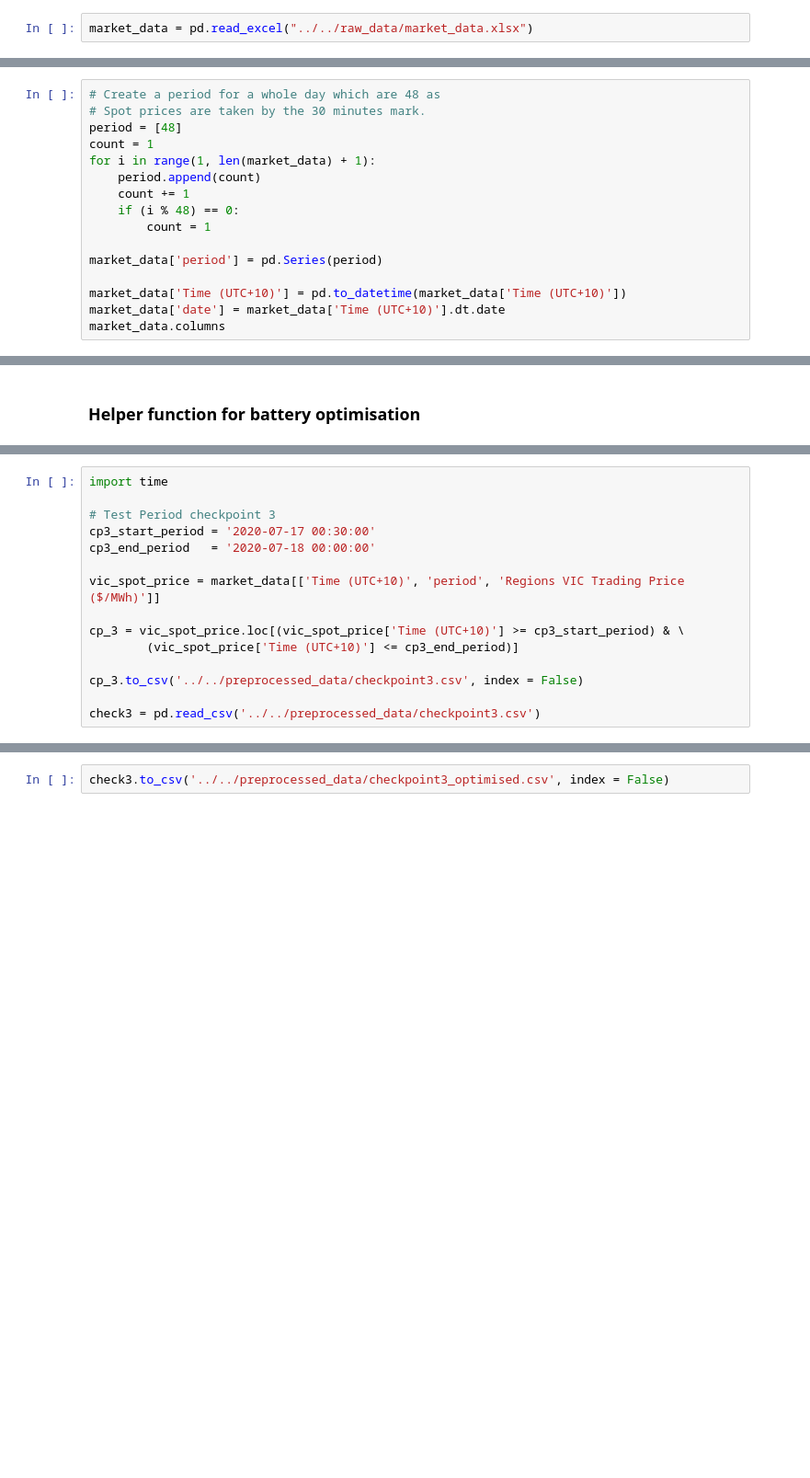
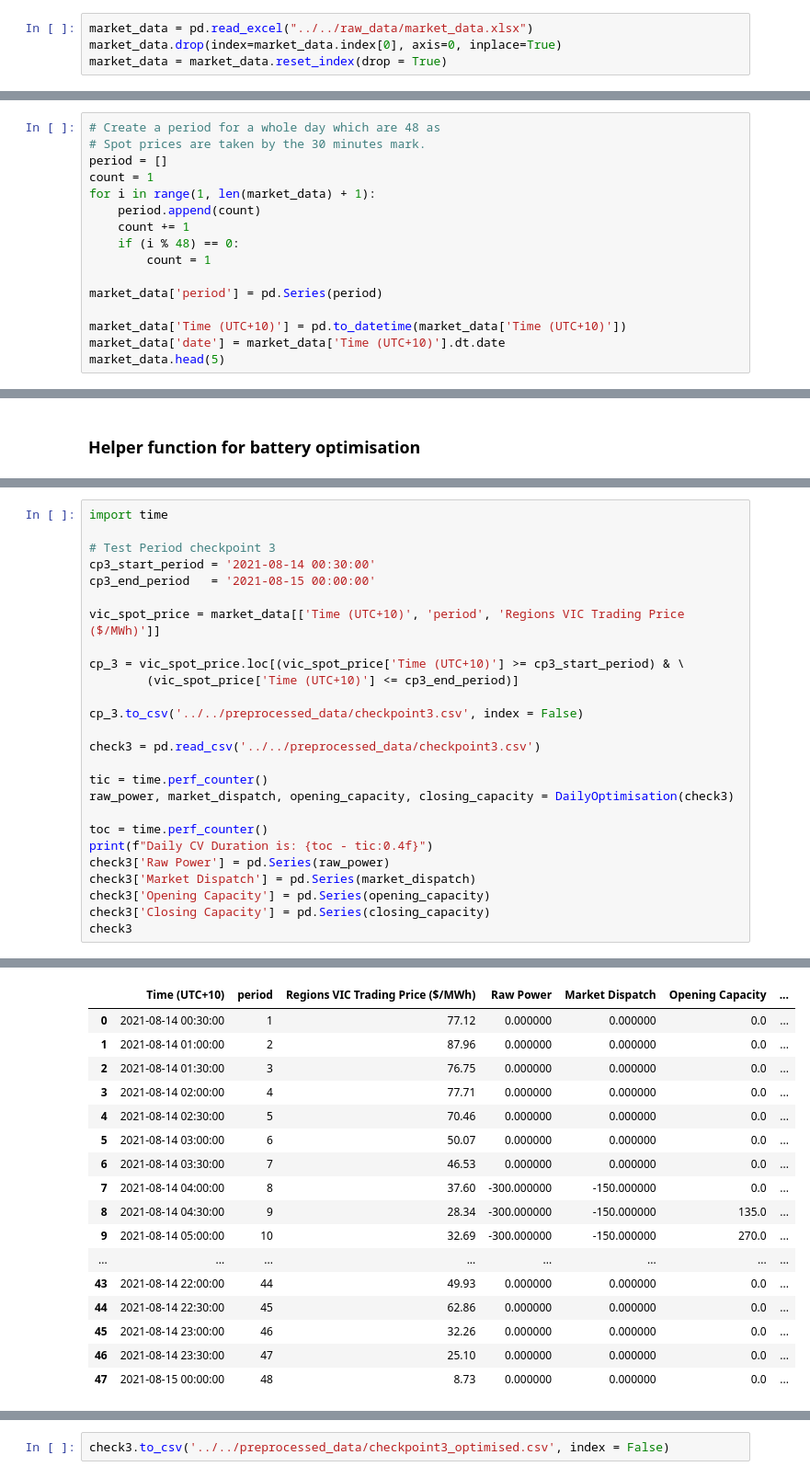
Before and after one commit to rinliauw/energy-market-and-battery-optimization, a Jupyter notebook: code/modelling/MD Algorithm.ipynb, the cells around one changed output, grey strips where cells are left out. Shown at 92% size. Saved outputs shown, nothing was run; the diff lists cells and outputs as text; blank space fills up the shorter version.

```diff
--- a/code/modelling/MD Algorithm.ipynb
+++ b/code/modelling/MD Algorithm.ipynb
@@ -9,3 +9,5 @@ import matplotlib.pyplot as plt
 from collections import OrderedDict
 # %%
 market_data = pd.read_excel("../../raw_data/market_data.xlsx")
+market_data.drop(index=market_data.index[0], axis=0, inplace=True)
+market_data = market_data.reset_index(drop = True)
@@ -12,7 +30,7 @@ market_data = pd.read_excel("../../raw_data/market_data.xlsx")
 # %%
 # Create a period for a whole day which are 48 as
 # Spot prices are taken by the 30 minutes mark.
-period = [48]
+period = []
 count = 1
 for i in range(1, len(market_data) + 1):
     period.append(count)
@@ -24,5 +42,5 @@ market_data['period'] = pd.Series(period)
 
 market_data['Time (UTC+10)'] = pd.to_datetime(market_data['Time (UTC+10)'])
 market_data['date'] = market_data['Time (UTC+10)'].dt.date
-market_data.columns
+market_data.head(5)
 # %% [output]
@@ -403,8 +494,8 @@ def ComputeDailyRevenue(all_batteries):
 import time
 
 # Test Period checkpoint 3
-cp3_start_period = '2020-07-17 00:30:00'
-cp3_end_period   = '2020-07-18 00:00:00'
+cp3_start_period = '2021-08-14 00:30:00'
+cp3_end_period   = '2021-08-15 00:00:00'
 
 vic_spot_price = market_data[['Time (UTC+10)', 'period', 'Regions VIC Trading Price ($/MWh)']]
 
@@ -414,3 +505,15 @@ cp_3 = vic_spot_price.loc[(vic_spot_price['Time (UTC+10)'] >= cp3_start_period)
 cp_3.to_csv('../../preprocessed_data/checkpoint3.csv', index = False)
 
 check3 = pd.read_csv('../../preprocessed_data/checkpoint3.csv')
+
+tic = time.perf_counter()
+raw_power, market_dispatch, opening_capacity, closing_capacity = DailyOptimisation(check3)
+
+toc = time.perf_counter()
+print(f"Daily CV Duration is: {toc - tic:0.4f}")
+check3['Raw Power'] = pd.Series(raw_power)
+check3['Market Dispatch'] = pd.Series(market_dispatch)
+check3['Opening Capacity'] = pd.Series(opening_capacity)
+check3['Closing Capacity'] = pd.Series(closing_capacity)
+check3
+# %% [output]
@@ -416,0 +521,17 @@ check3 = pd.read_csv('../../preprocessed_data/checkpoint3.csv')
+|  | Time (UTC+10) | period | Regions VIC Trading Price ($/MWh) | Raw Power | Market Dispatch | Opening Capacity | ... |
+| 0 | 2021-08-14 00:30:00 | 1 | 77.12 | 0.000000 | 0.000000 | 0.0 | ... |
+| 1 | 2021-08-14 01:00:00 | 2 | 87.96 | 0.000000 | 0.000000 | 0.0 | ... |
+| 2 | 2021-08-14 01:30:00 | 3 | 76.75 | 0.000000 | 0.000000 | 0.0 | ... |
+| 3 | 2021-08-14 02:00:00 | 4 | 77.71 | 0.000000 | 0.000000 | 0.0 | ... |
+| 4 | 2021-08-14 02:30:00 | 5 | 70.46 | 0.000000 | 0.000000 | 0.0 | ... |
+| 5 | 2021-08-14 03:00:00 | 6 | 50.07 | 0.000000 | 0.000000 | 0.0 | ... |
+| 6 | 2021-08-14 03:30:00 | 7 | 46.53 | 0.000000 | 0.000000 | 0.0 | ... |
+| 7 | 2021-08-14 04:00:00 | 8 | 37.60 | -300.000000 | -150.000000 | 0.0 | ... |
+| 8 | 2021-08-14 04:30:00 | 9 | 28.34 | -300.000000 | -150.000000 | 135.0 | ... |
+| 9 | 2021-08-14 05:00:00 | 10 | 32.69 | -300.000000 | -150.000000 | 270.0 | ... |
+| ... | ... | ... | ... | ... | ... | ... | ... |
+| 43 | 2021-08-14 22:00:00 | 44 | 49.93 | 0.000000 | 0.000000 | 0.0 | ... |
+| 44 | 2021-08-14 22:30:00 | 45 | 62.86 | 0.000000 | 0.000000 | 0.0 | ... |
+| 45 | 2021-08-14 23:00:00 | 46 | 32.26 | 0.000000 | 0.000000 | 0.0 | ... |
+| 46 | 2021-08-14 23:30:00 | 47 | 25.10 | 0.000000 | 0.000000 | 0.0 | ... |
+| 47 | 2021-08-15 00:00:00 | 48 | 8.73 | 0.000000 | 0.000000 | 0.0 | ... |
```
Also changed, not shown: parts of 10 cells of this notebook, 3 other files.
